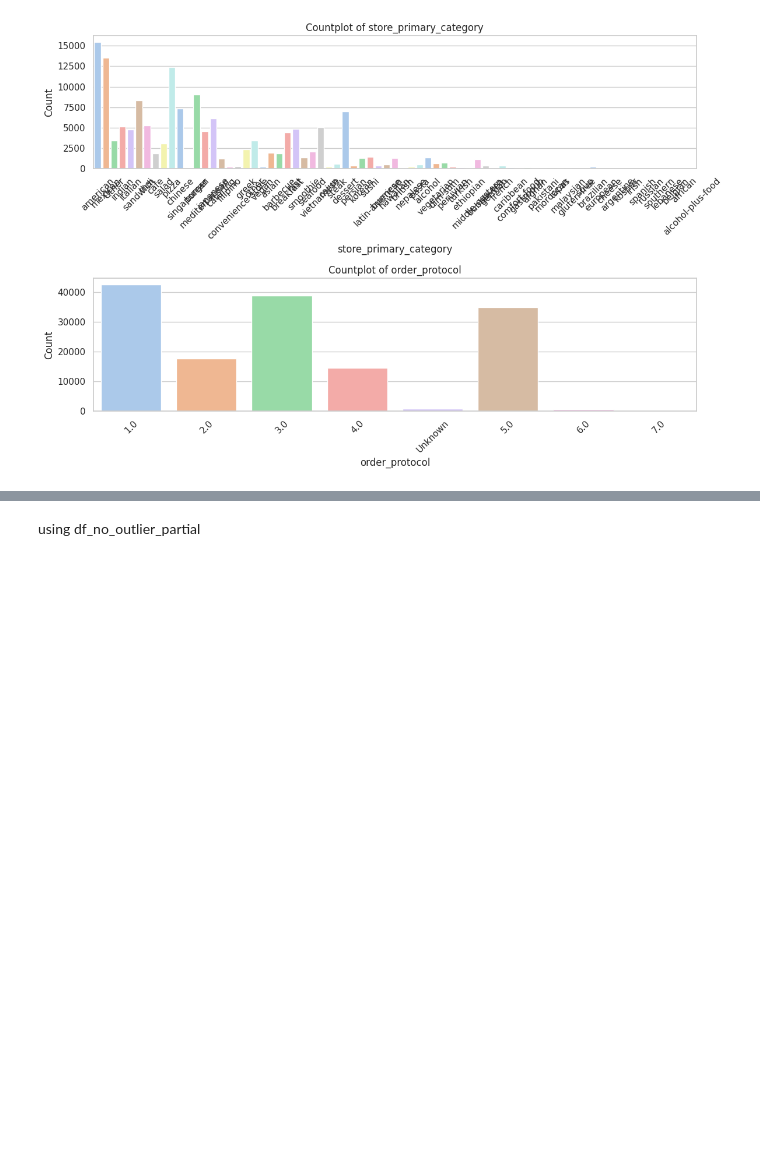
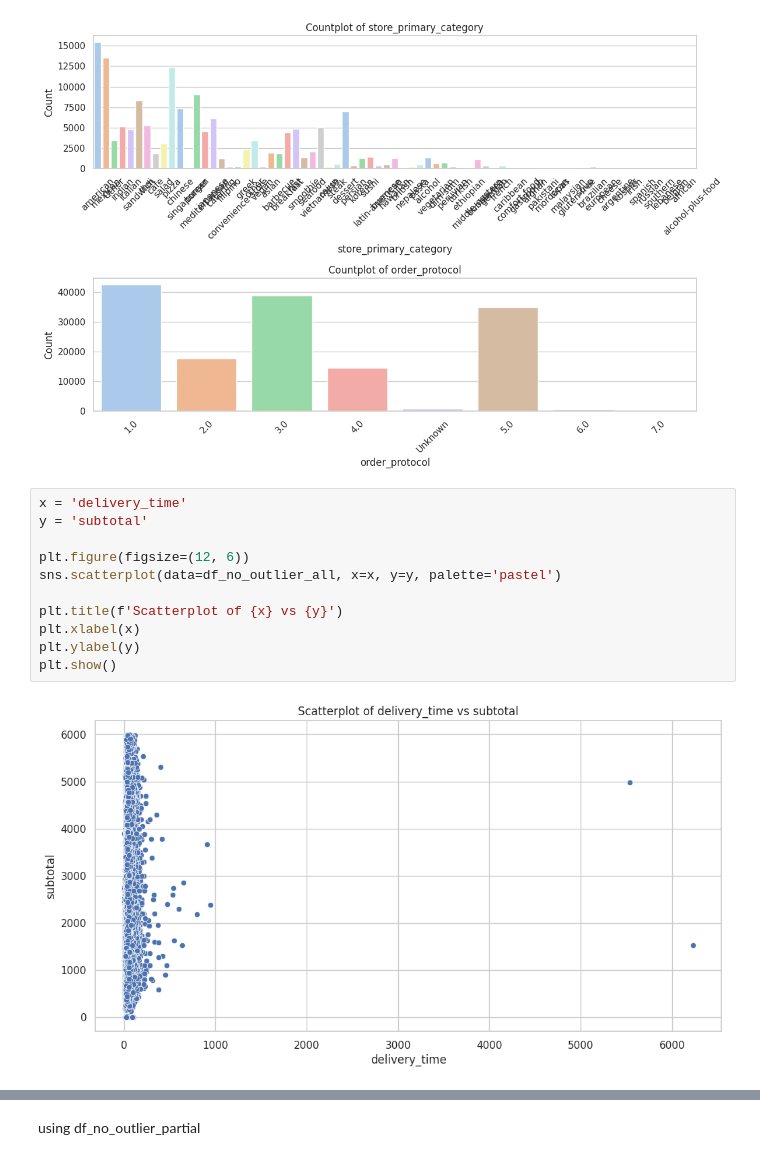
Before and after one commit to Ridlodk/video-learning, a Jupyter notebook: eda & preprocessing/eda_&_pre_processing.ipynb, the cells around one changed output, grey strips where cells are left out. Drawn from its saved outputs; the diff is of its cells as text; blank space fills up the shorter version.

```diff
--- a/eda & preprocessing/eda_&_pre_processing.ipynb
+++ b/eda & preprocessing/eda_&_pre_processing.ipynb
@@ -705,3 +705,16 @@ plt.tight_layout()
 plt.show()
 # %% [output]
 [figure]
+# %%
+x = 'delivery_time'
+y = 'subtotal'
+
+plt.figure(figsize=(12, 6))
+sns.scatterplot(data=df_no_outlier_all, x=x, y=y, palette='pastel')
+
+plt.title(f'Scatterplot of {x} vs {y}')
+plt.xlabel(x)
+plt.ylabel(y)
+plt.show()
+# %% [output]
+[figure, added]
```
Also changed, not shown: parts of 5 cells of this notebook.
